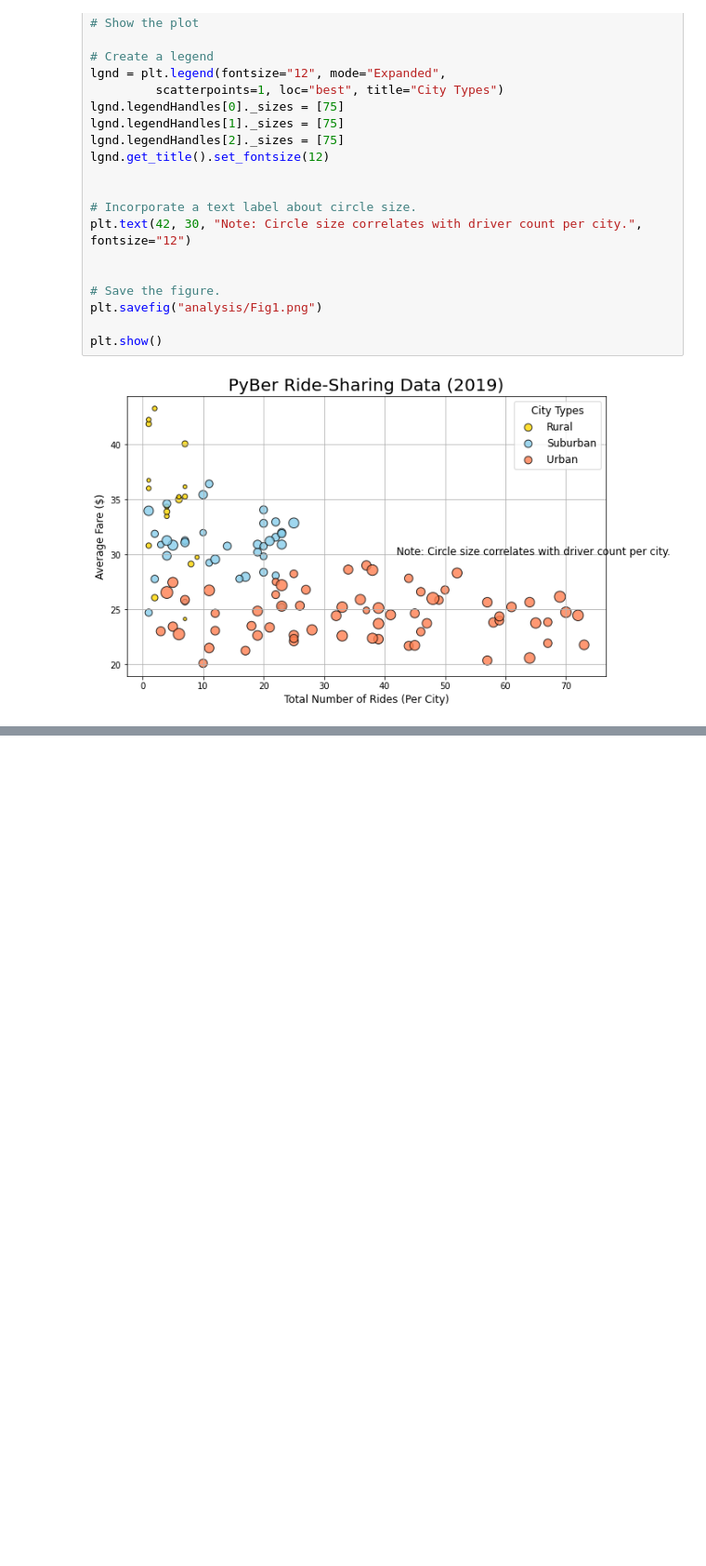
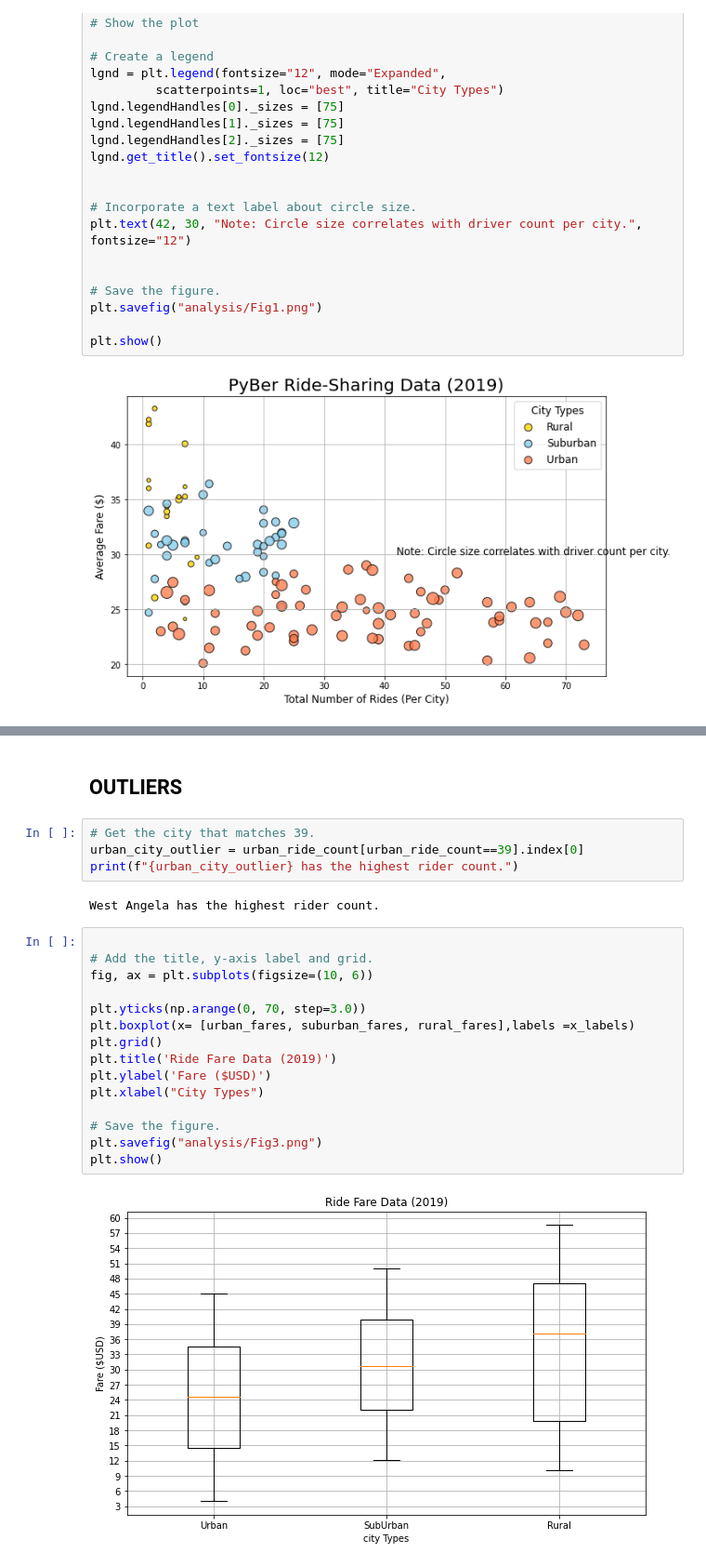
Before and after one commit to RoopaRaghav/PyBer_Analysis, a Jupyter notebook: PyBer.ipynb, the cells around one changed output, grey strips where cells are left out. Shown at 93% size. Drawn from its saved outputs; the diff is of its cells as text; blank space fills up the shorter version.

```diff
--- a/PyBer.ipynb
+++ b/PyBer.ipynb
@@ -225,0 +363,25 @@ plt.show()
+# %% [markdown]
+## OUTLIERS
+# %%
+# Get the city that matches 39.
+urban_city_outlier = urban_ride_count[urban_ride_count==39].index[0]
+print(f"{urban_city_outlier} has the highest rider count.")
+# %% [output]
+West Angela has the highest rider count.
+# %%
+
+# Add the title, y-axis label and grid.
+fig, ax = plt.subplots(figsize=(10, 6))
+
+plt.yticks(np.arange(0, 70, step=3.0))
+plt.boxplot(x= [urban_fares, suburban_fares, rural_fares],labels =x_labels)
+plt.grid()
+plt.title('Ride Fare Data (2019)')
+plt.ylabel('Fare ($USD)')
+plt.xlabel("City Types")
+
+# Save the figure.
+plt.savefig("analysis/Fig3.png")
+plt.show()
+# %% [output]
+[figure, added]
```
Also changed, not shown: parts of 15 cells of this notebook.
